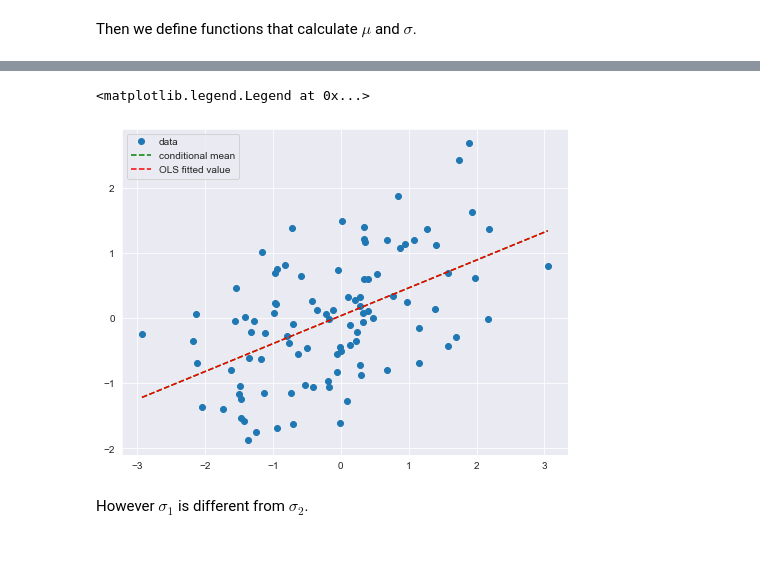
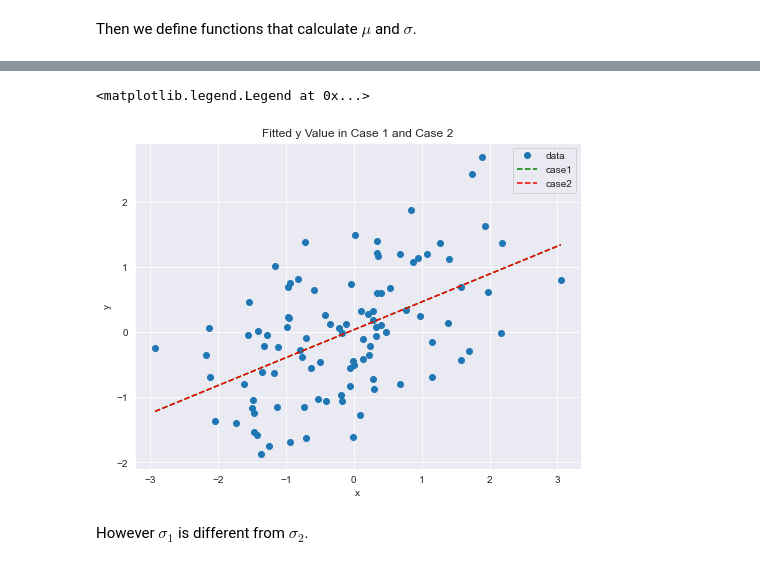
Before and after one commit to Xupeiyi/Duke_Fintech590, a Jupyter notebook: Week02/Week2_Project.ipynb, the cells around one changed output, grey strips where cells are left out. Saved outputs shown, nothing was run; the diff lists cells and outputs as text; code cells hidden in the pictures.

```diff
--- a/Week02/Week2_Project.ipynb
+++ b/Week02/Week2_Project.ipynb
@@ -106,12 +133,16 @@ These two lines overlap each other, which means $\mu_1 = \mu_2$. This is because
 # %%
+# plot fitted y value
 fig, ax = plt.subplots(figsize=(8,6))
 ax.plot(data1.x, data1.y, 'o', label="data")
-ax.plot(data1.x, cond_mean_y, 'g--', label="conditional mean")
-ax.plot(data1.x, results1.fittedvalues, 'r--', label="OLS fitted value")
+ax.plot(data1.x, cond_mean_y, 'g--', label="case1")
+ax.plot(data1.x, results1.fittedvalues, 'r--', label="case2")
+ax.set_xlabel('x')
+ax.set_ylabel('y')
+ax.set_title("Fitted y Value in Case 1 and Case 2")
 ax.legend(loc='best')
 # %% [output]
 <matplotlib.legend.Legend at 0x...>
-[figure, old version]
+[figure, new version]
 # %% [markdown]
 However $\sigma_1$ is different from $\sigma_2$.
 # %%
```
Also changed, not shown: parts of 30 cells of this notebook, 6 other files.
